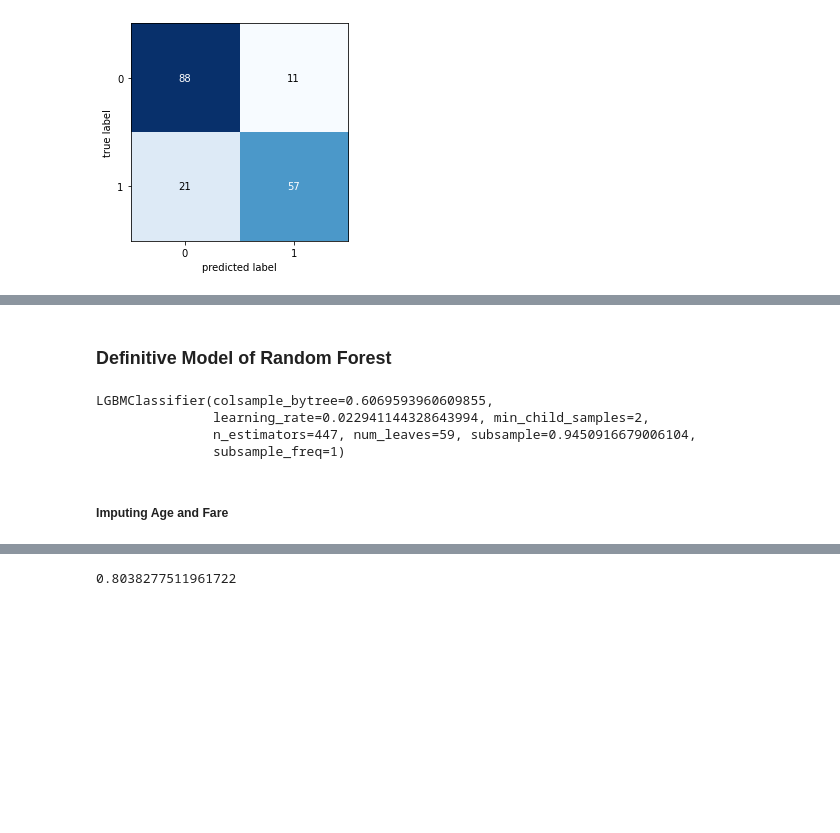
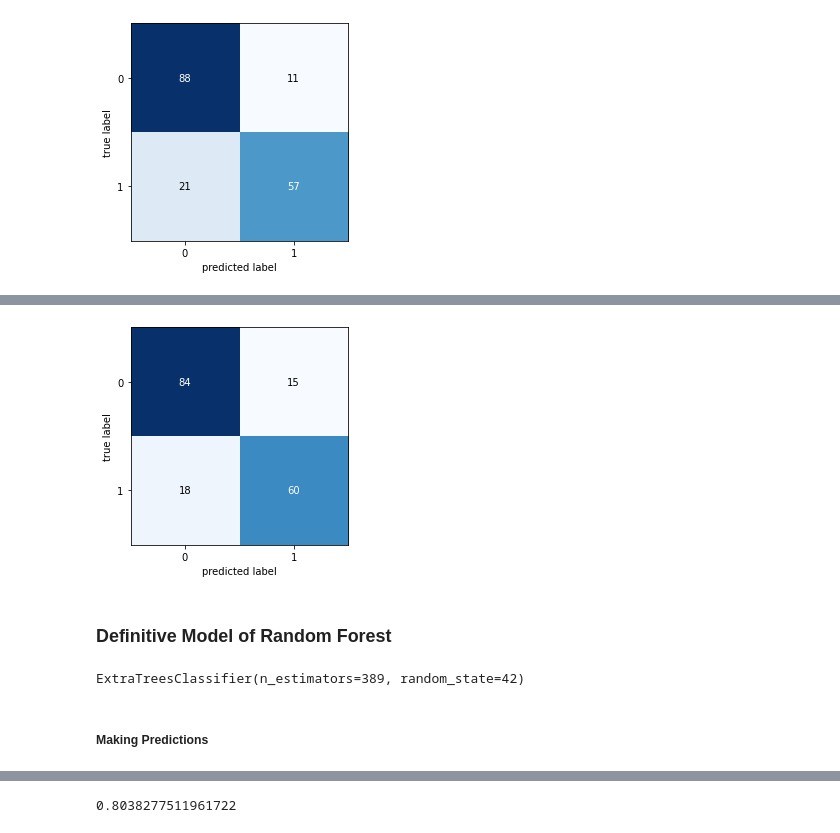
Before and after one commit to HeyLucasLeao/kaggle, a Jupyter notebook: Titanic/titanic.ipynb, the cells around one changed output, grey strips where cells are left out. Drawn from its saved outputs; the diff is of its cells as text; code cells hidden in the pictures; blank space fills up the shorter version.

```diff
--- a/Titanic/titanic.ipynb
+++ b/Titanic/titanic.ipynb
@@ -255,0 +312,4 @@ lgbm.score(valid_xs, valid_y)
+# %%
+extra = ExtraTreesClassifier(n_estimators = 389, random_state = SEED)
+extra.fit(xs, y)
+extra.score(valid_xs, valid_y)
@@ -268,3 +336,11 @@ plt.show()
+# %%
+cm = confusion_matrix(valid_y, extra.predict(valid_xs))
+
+fig, ax = plot_confusion_matrix(conf_mat=cm)
+
+plt.show()
+# %% [output]
+[figure, added]
 # %% [markdown]
 ### Definitive Model of Random Forest
 # %%
@@ -272,13 +348,12 @@ features = to.xs
 label = to.y
 # %%
 lgbm.fit(features, label)
+rf.fit(features, label)
+extra.fit(features, label)
 # %% [output]
-LGBMClassifier(colsample_bytree=0.6069593960609855,
-               learning_rate=0.022941144328643994, min_child_samples=2,
-               n_estimators=447, num_leaves=59, subsample=0.9450916679006104,
-               subsample_freq=1)
+ExtraTreesClassifier(n_estimators=389, random_state=42)
-# %% [markdown]
-##### Imputing Age and Fare
+# %% [markdown]
+##### Making Predictions
 # %%
 to_test = TabularPandas(test, procs=procs, cat_names=cat, cont_names=cont)
 # %%
```
Also changed, not shown: parts of 34 cells of this notebook.
